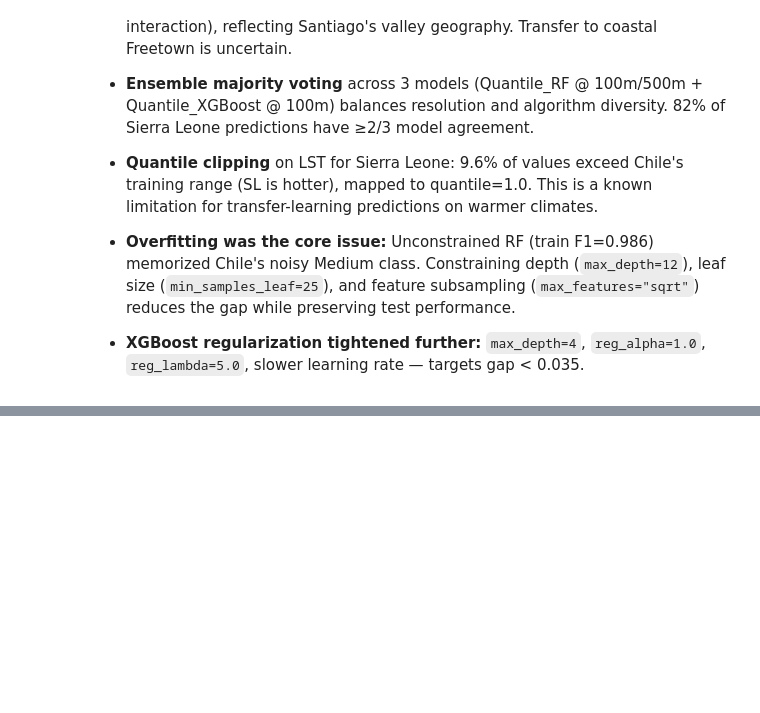
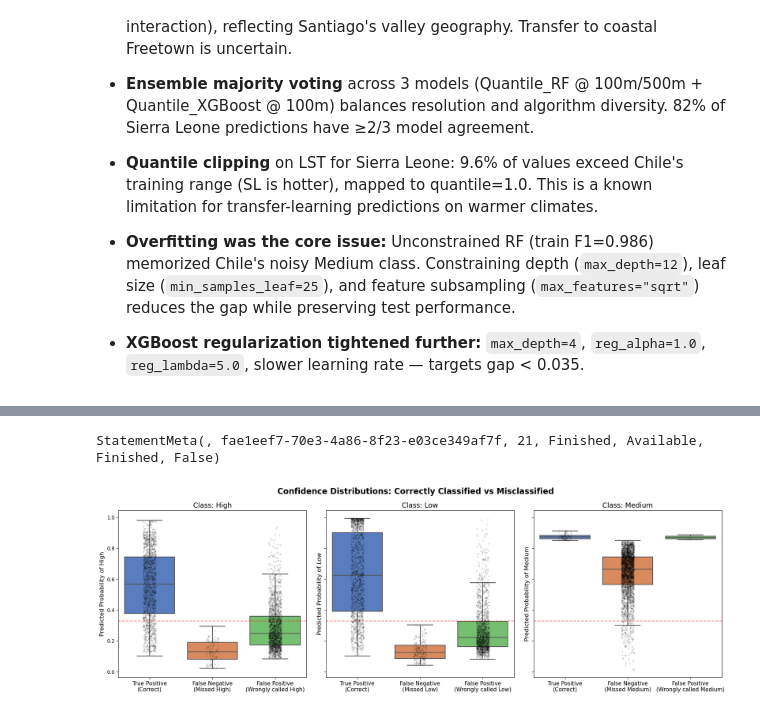
Before and after one commit to youness-yach/uhi-business-challenge, a Jupyter notebook: notebooks/Chile.ipynb, the cells around one changed output, grey strips where cells are left out. Cells and saved outputs as stored; diff of their text form; code cells hidden in the pictures; blank space fills up the shorter version.

```diff
--- a/notebooks/Chile.ipynb
+++ b/notebooks/Chile.ipynb
@@ -661,0 +846,62 @@ StatementMeta(, efef6967-c713-46ff-a0c9-a9a4a4e2c7e3, 4, Finished, Available, Fi
+# %%
+import matplotlib.pyplot as plt
+import seaborn as sns
+import pandas as pd
+import numpy as np
+
+# ── 1. Prepare the Data for Visualization ──────────────────────────────────────
+# Make sure to run this after your model predictions (using y_prob_te and yp_te)
+# If you used the threshold sweep code earlier, you can use the resulting `yp_te`
+df_viz = pd.DataFrame(y_prob_te, columns=le.classes_)
+df_viz['True_Class'] = le.inverse_transform(y_te_enc)
+df_viz['Predicted_Class'] = le.inverse_transform(yp_te)
+
+# ── 2. Create the Plots ────────────────────────────────────────────────────────
+fig, axes = plt.subplots(1, 3, figsize=(18, 6), sharey=True)
+fig.suptitle('Confidence Distributions: Correctly Classified vs Misclassified',
+             fontsize=16, fontweight='bold')
+
+for i, cls in enumerate(le.classes_):
+    # Categorize the predictions for the current class
+    conditions = [
+        (df_viz['True_Class'] == cls) & (df_viz['Predicted_Class'] == cls),  # True Positive
+        (df_viz['True_Class'] == cls) & (df_viz['Predicted_Class'] != cls),  # False Negative
+        (df_viz['True_Class'] != cls) & (df_viz['Predicted_Class'] == cls)   # False Positive
+    ]
+    choices = [
+        'True Positive\n(Correct)',
+        f'False Negative\n(Missed {cls})',
+        f'False Positive\n(Wrongly called {cls})'
+    ]
+
+    # Apply conditions (using numpy select for speed)
+    df_viz['Category'] = np.select(conditions, choices, default='Ignore')
+
+    # Filter out the instances that don't involve the current class at all
+    plot_data = df_viz[df_viz['Category'] != 'Ignore']
+
+    # Draw the Boxplot
+    sns.boxplot(
+        data=plot_data, x='Category', y=cls, ax=axes[i],
+        palette='muted', order=choices, showfliers=False
+    )
+    # Overlay a Stripplot to show the actual point density
+    sns.stripplot(
+        data=plot_data, x='Category', y=cls, ax=axes[i],
+        color='black', alpha=0.15, size=3, order=choices, jitter=True
+    )
+
+    # Formatting
+    axes[i].set_title(f'Class: {cls}', fontsize=14)
+    axes[i].set_ylabel(f'Predicted Probability of {cls}', fontsize=12)
+    axes[i].set_xlabel('')
+    axes[i].tick_params(axis='x', labelsize=11)
+
+    # Add a horizontal line at the random guess threshold (0.33)
+    axes[i].axhline(0.33, color='red', linestyle='--', alpha=0.5, label='Random Guess (0.33)')
+
+plt.tight_layout()
+plt.show()
+# %% [output]
+StatementMeta(, fae1eef7-70e3-4a86-8f23-e03ce349af7f, 21, Finished, Available, Finished, False)
+[figure, added]
```
Also changed, not shown: parts of 19 cells of this notebook, 18 other files.
